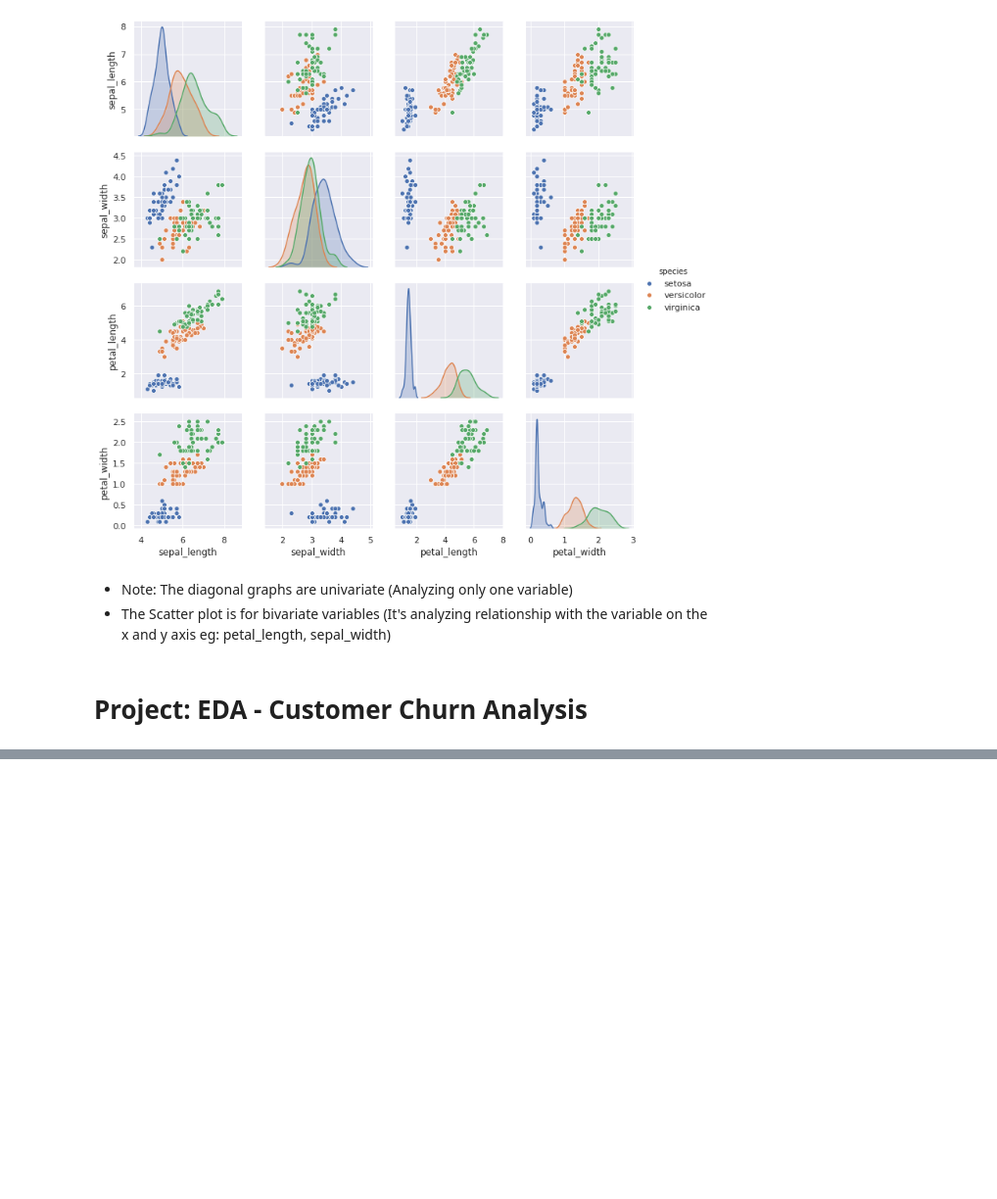
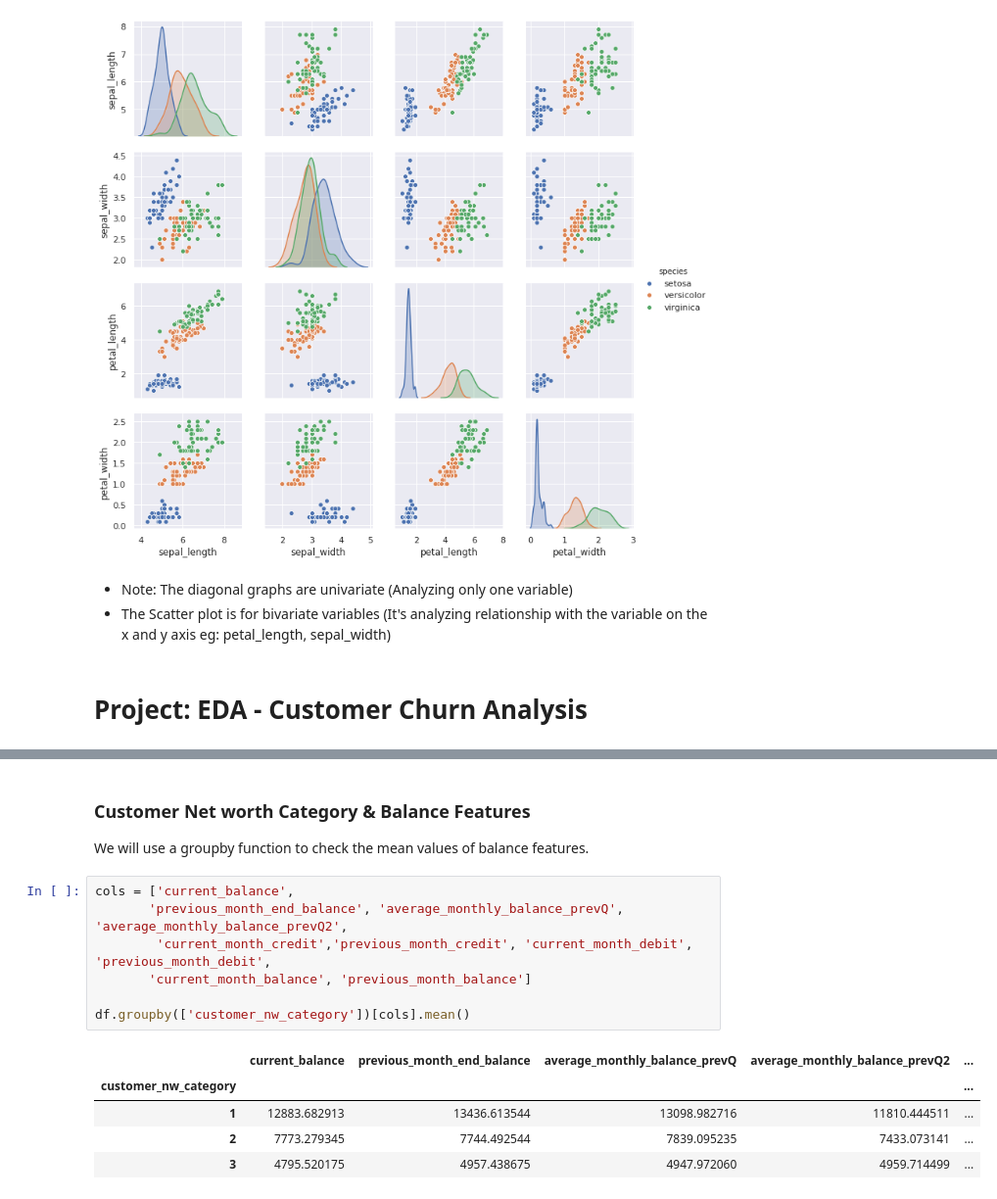
Before and after one commit to sntshred/DataScience, a Jupyter notebook: Operators.ipynb, the cells around one changed output, grey strips where cells are left out. Shown at 98% size. Cells and saved outputs as stored; diff of their text form; blank space fills up the shorter version.

```diff
--- a/Operators.ipynb
+++ b/Operators.ipynb
@@ -3884,0 +4067,17 @@ sns.pairplot(iris,hue='species',height=2.5)
+# %% [markdown]
+### Customer Net worth Category &  Balance Features
+
+We will use a groupby function to check the mean values of balance features.
+# %%
+cols = ['current_balance',
+       'previous_month_end_balance', 'average_monthly_balance_prevQ', 'average_monthly_balance_prevQ2',
+        'current_month_credit','previous_month_credit', 'current_month_debit', 'previous_month_debit',
+       'current_month_balance', 'previous_month_balance']
+
+df.groupby(['customer_nw_category'])[cols].mean()
+# %% [output]
+|  | current_balance | previous_month_end_balance | average_monthly_balance_prevQ | average_monthly_balance_prevQ2 | ... |
+| customer_nw_category |  |  |  |  | ... |
+| 1 | 12883.682913 | 13436.613544 | 13098.982716 | 11810.444511 | ... |
+| 2 | 7773.279345 | 7744.492544 | 7839.095235 | 7433.073141 | ... |
+| 3 | 4795.520175 | 4957.438675 | 4947.972060 | 4959.714499 | ... |
```
Also changed, not shown: parts of 25 cells of this notebook, 2 other files.
